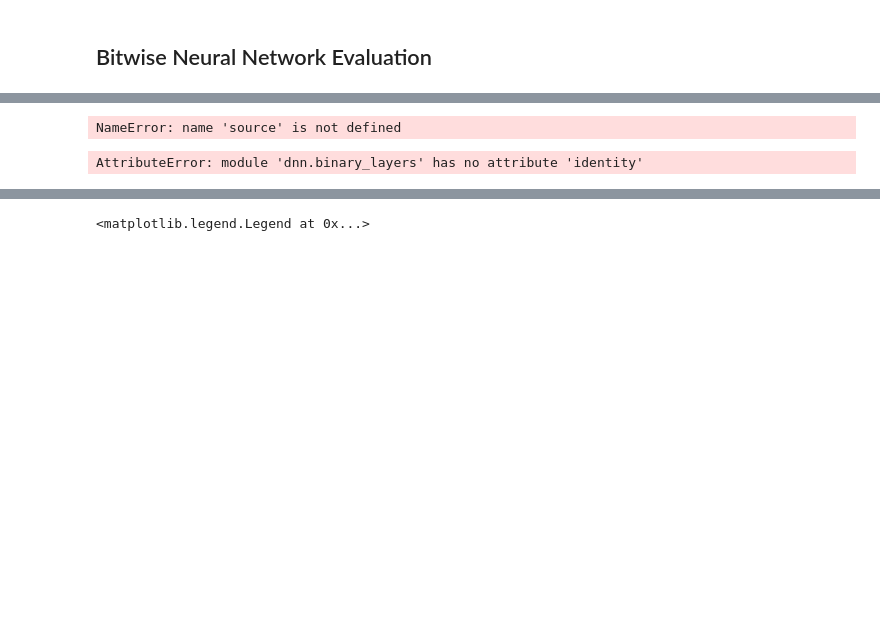
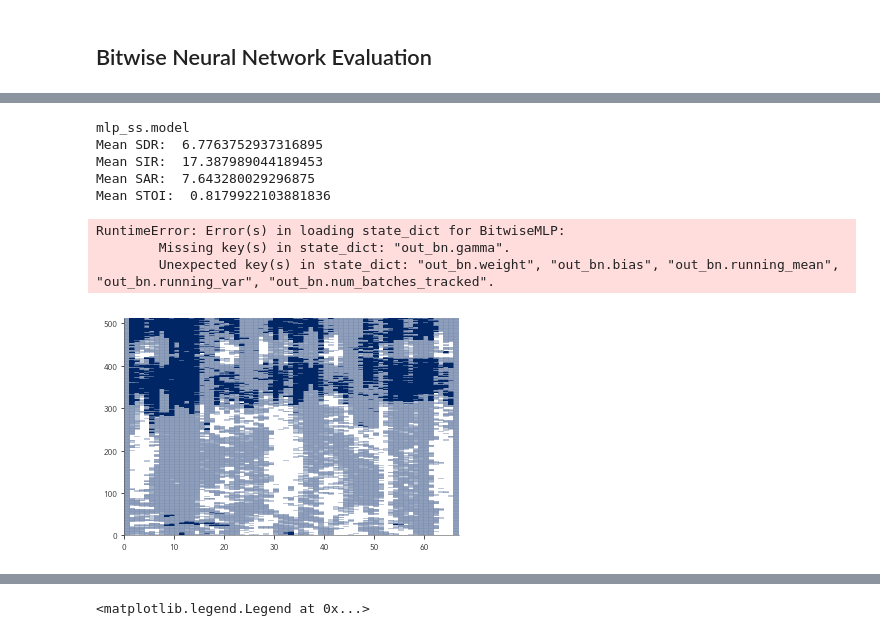
Before and after one commit to rhiga2/BinaryNeuralNetwork, a Jupyter notebook: loss_and_metrics/evaluate_models.ipynb, the cells around one changed output, grey strips where cells are left out. Cells and saved outputs as stored; diff of their text form; code cells hidden in the pictures; blank space fills up the shorter version.

```diff
--- a/loss_and_metrics/evaluate_models.ipynb
+++ b/loss_and_metrics/evaluate_models.ipynb
@@ -77 +33,22 @@ def get_audio_output(model, binary_sample, raw_sample, sampling_rate=16000):
+# %%
+my_stft = stft.STFT(nfft=1024, stride=256, win='hann')
+my_istft = stft.ISTFT(nfft=1024, stride=256, win='hann')
+
+def get_audio_output(model, binary_sample, raw_sample, sampling_rate=16000):
+    mix = raw_sample['mix']
+    target = raw_sample['target']
+    ipd.display(ipd.Audio(mix, rate=sampling_rate))
+    ipd.display(ipd.Audio(target, rate=sampling_rate))
+    mix = torch.FloatTensor(mix).unsqueeze(0)
+    mag, phase = my_stft(mix)
+    bmag = torch.FloatTensor(binary_sample['bmag']).unsqueeze(0)
+    ibm = torch.FloatTensor(binary_sample['ibm']).numpy()
+    model_in = bmag.permute(0, 2, 1).view(-1, bmag.size(1))
+    premask = model(model_in)
+    premask = premask.view(bmag.size(0), bmag.size(2), -1).permute(0, 2, 1)
+    mask = binary_data.make_binary_mask(premask).to(torch.float)
+    estimate = my_istft(mag * mask, phase).squeeze(1)
+    ipd.display(ipd.Audio(estimate, rate=sampling_rate))
+    mask = mask.squeeze(0).numpy()
+    return mask, ibm
 # %%
@@ -121,9 +101,9 @@ torch.Size([15872]) (15872,)
 # %%
 # Evaluate real source separation network
 directory = '../models/'
-models = ['tanh_ss.model', 'cw_cg_ss.model']
+models = ['mlp_ss.model', 'bmlp_ss.model']
 in_binactiv_names = ['tanh', 'clipped_ste']
-w_binactiv_names = ['identity', 'clipped_ste']
+w_binactiv_names = ['ptanh', 'ptanh_ste']
 metrics = []
 
 for in_binactiv_name, w_binactiv_name, model in zip(in_binactiv_names, w_binactiv_names, models):
@@ -134,9 +114,14 @@ for in_binactiv_name, w_binactiv_name, model in zip(in_binactiv_names, w_binacti
     mlp.load_state_dict(torch.load(directory + model))
     solver = BinarySTFTSolver(mlp, F.binary_cross_entropy_with_logits)
     loss, met = solver.eval(test_dl, raw_dl)
-    sdr, sir, sar = met.mean()
+    sdr, sir, sar, stoi = met.mean()
+    metrics.append(met)
+    mask, ibm = get_audio_output(mlp, testset[0], raw_testset[0], sampling_rate=8000)
     print(model)
     print('Mean SDR: ', sdr)
     print('Mean SIR: ', sir)
     print('Mean SAR: ', sar)
+    print('Mean STOI: ', stoi)
+    plt.figure()
+    plt.pcolormesh(mask - ibm)
 # %% [output]
@@ -143,22 +131,9 @@ for in_binactiv_name, w_binactiv_name, model in zip(in_binactiv_names, w_binacti
-NameError: name 'source' is not defined
+mlp_ss.model
+Mean SDR:  6.7763752937316895
+Mean SIR:  17.387989044189453
+Mean SAR:  7.643280029296875
+Mean STOI:  0.8179922103881836
+RuntimeError: Error(s) in loading state_dict for BitwiseMLP:
+        Missing key(s) in state_dict: "out_bn.gamma".
+        Unexpected key(s) in state_dict: "out_bn.weight", "out_bn.bias", "out_bn.running_mean", "out_bn.running_var", "out_bn.num_batches_tracked".
+[figure, added]
-# %%
-directory = '../models/'
-models = ['net_nocw_cg_tanh.model', 'net_cw_cg_tanh.model']
-metrics = []
-for model in models:
-    # Evaluate real source separation network
-    mlp = bitwise_mlp.BitwiseMLP(2052, 513, fc_sizes=[2048, 2048],
-                                 in_bin=binary_layers.clipped_ste,
-                                 weight_bin=binary_layers.clipped_ste,
-                                 activation=binary_layers.identity)
-    mlp.load_state_dict(torch.load(directory + model))
-    mlp.eval()
-    loss, met = bitwise_ss.evaluate(mlp, valset, raw_valset, loss=F.binary_cross_entropy_with_logits)
-    sdr, sir, sar = met.mean()
-    print(model)
-    print('Mean SDR: ', sdr)
-    print('Mean SIR: ', sir)
-    print('Mean SAR: ', sar)
-    metrics.append(met)
-# %% [output]
-AttributeError: module 'dnn.binary_layers' has no attribute 'identity'
```
Also changed, not shown: parts of 9 cells of this notebook, 13 other files.
